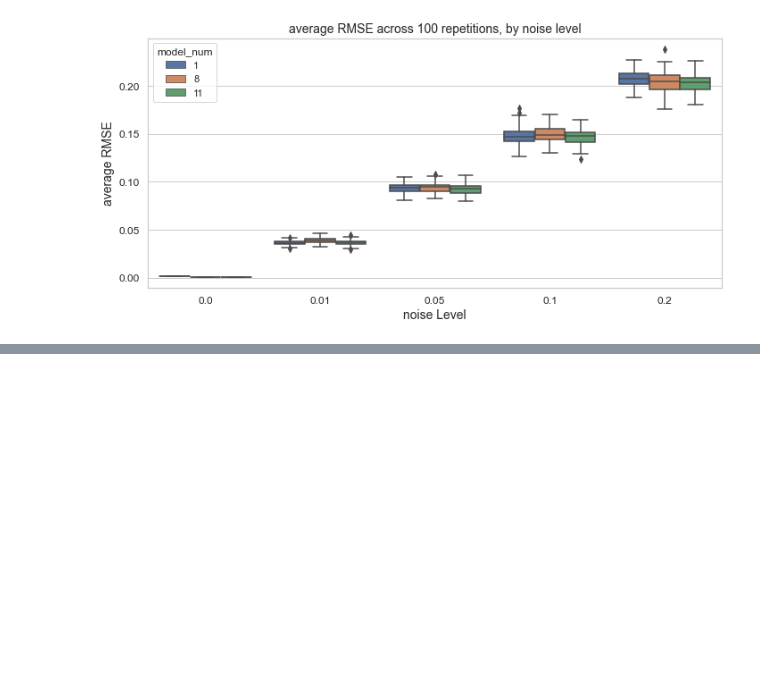
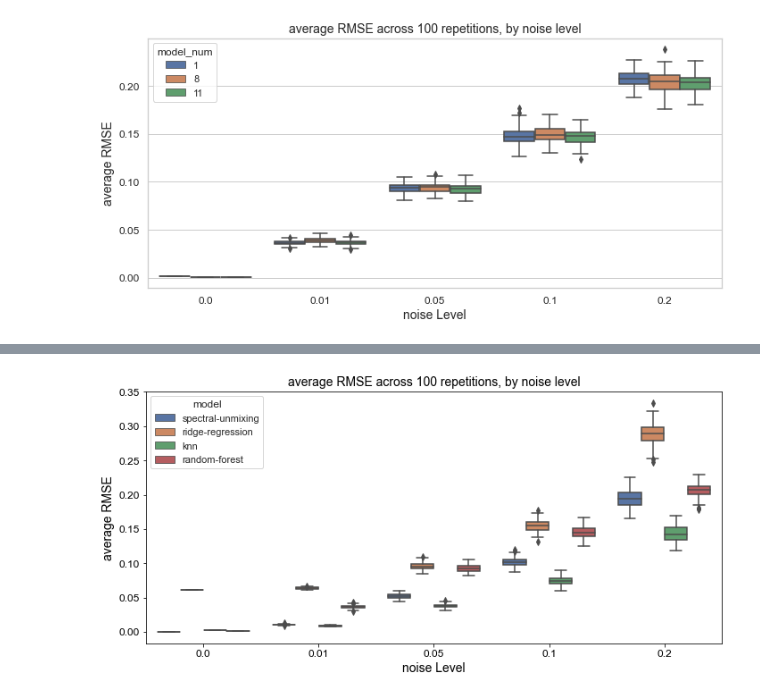
Before and after one commit to kylemjonesislanders/md-anderson, a Jupyter notebook: spectral-unmixing/simulation_experiment.ipynb, the cells around one changed output, grey strips where cells are left out. Drawn from its saved outputs; the diff is of its cells as text; code cells hidden in the pictures; blank space fills up the shorter version.

```diff
--- a/spectral-unmixing/simulation_experiment.ipynb
+++ b/spectral-unmixing/simulation_experiment.ipynb
@@ -757,0 +804,4 @@ plt.show()
+# %%
+# Define X for machine learning
+X_ml = train_dataset.iloc[:, 2:].values
+X_ml
@@ -757,0 +822,4 @@ plt.show()
+# %%
+# Define y for machine learning
+y_ml = train_dataset.iloc[:, 0:2].values
+y_ml
@@ -757,0 +844,10 @@ plt.show()
+# %%
+# Train models
+ridge_model = Ridge(positive=True, alpha=0.5).fit(X_ml, y_ml)
+knn_model = KNeighborsRegressor(n_neighbors=5).fit(X_ml, y_ml)
+RFR_model = RandomForestRegressor(n_estimators=500,
+                                  max_features=3,
+                                  max_depth=30).fit(X_ml, y_ml)
+# %%
+# Define model for spectral unmixing
+linear_regressor = LinearRegression(fit_intercept=False, positive=True)
@@ -757,0 +986,19 @@ plt.show()
+# %%
+# Box Plot of result
+fig, ax = plt.subplots(figsize = (10,5))
+sns.set(style="whitegrid")
+sns.boxplot(x='noise_level', y='avg_rmse', hue='model', data = results)
+ax.set_xlabel("noise Level",
+              fontsize=14)
+ax.set_ylabel("average RMSE",
+              fontsize=14)
+ax.set_title("average RMSE across 100 repetitions, by noise level",
+             fontsize=14)
+for tick in ax.xaxis.get_major_ticks():
+    tick.label.set_fontsize(12)
+for tick in ax.yaxis.get_major_ticks():
+    tick.label.set_fontsize(12)
+fig.tight_layout()
+plt.show()
+# %% [output]
+[figure, added]
```
Also changed, not shown: parts of 7 cells of this notebook.
